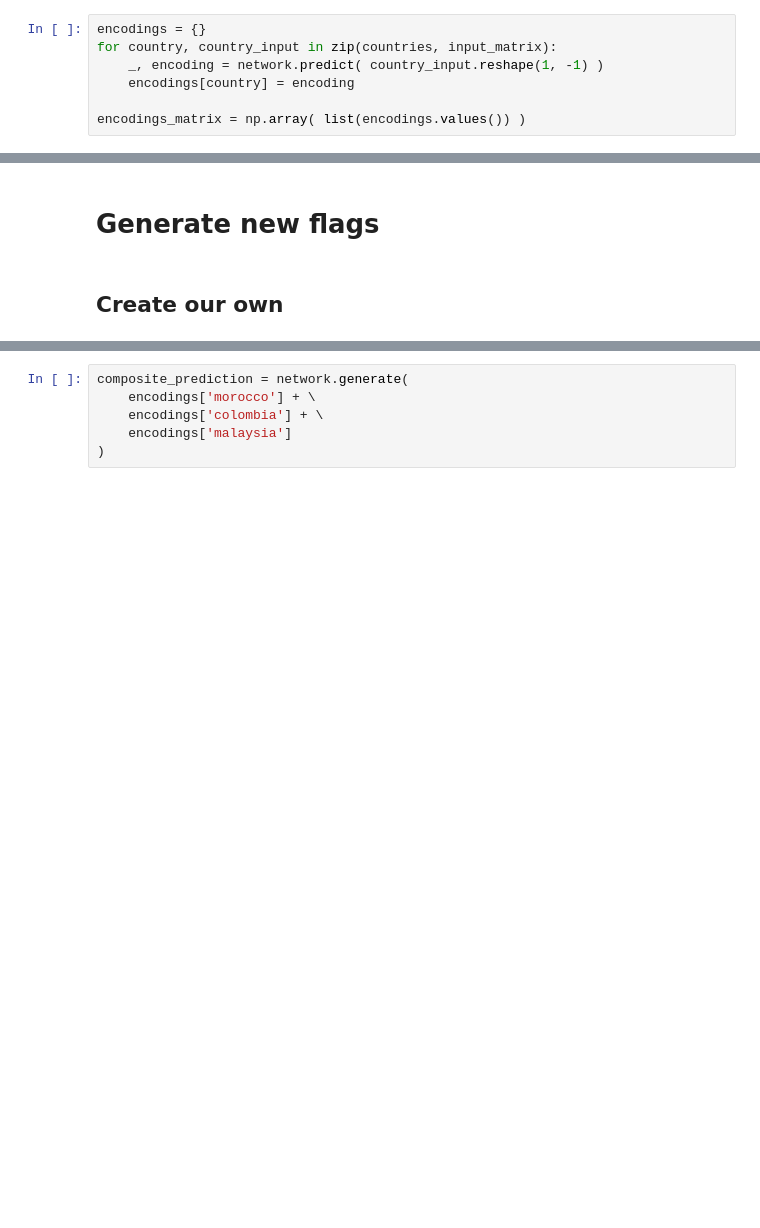
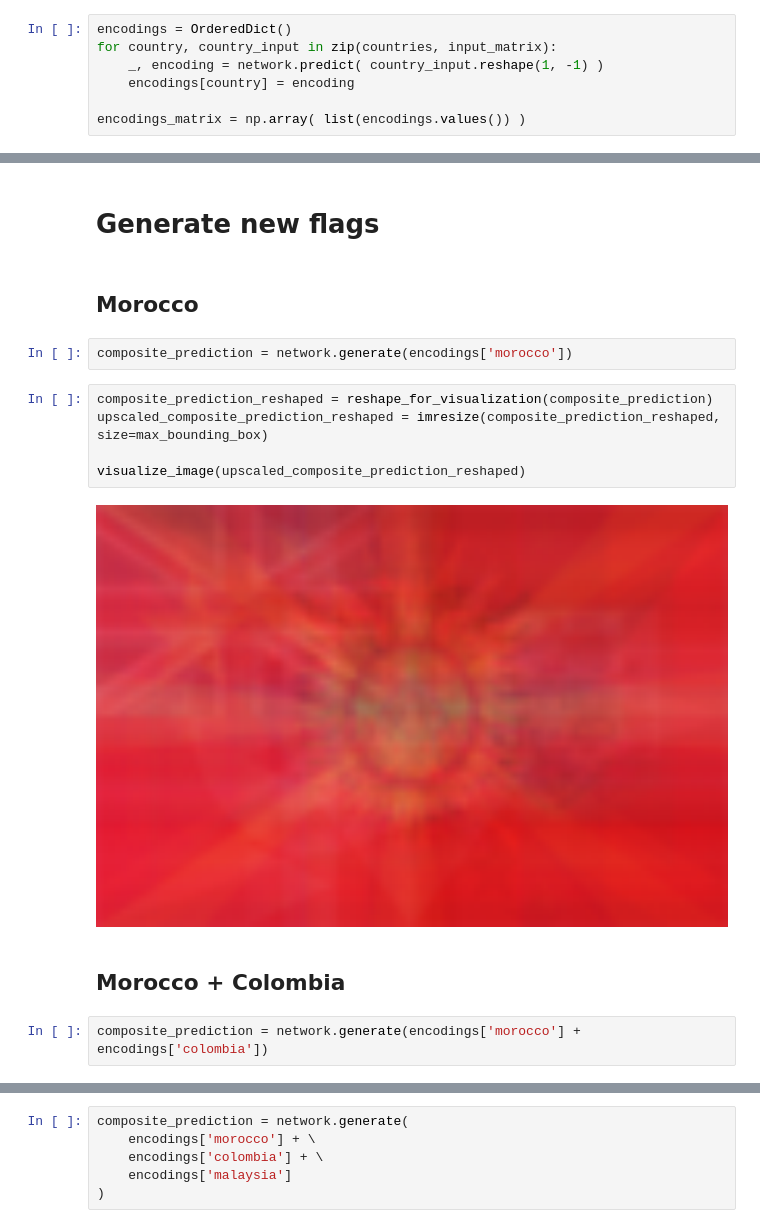
Before and after one commit to cavaunpeu/generate-world-flags, a Jupyter notebook: generate-world-flags.ipynb, the cells around one changed output, grey strips where cells are left out. Drawn from its saved outputs; the diff is of its cells as text; blank space fills up the shorter version.

```diff
--- a/generate-world-flags.ipynb
+++ b/generate-world-flags.ipynb
@@ -244,7 +229,7 @@ visualize_image(upscaled_reconstructed_afghanistan_reduced_bitmap)
 # %% [markdown]
 ## Retrieve encodings for each country
 # %%
-encodings = {}
+encodings = OrderedDict()
 for country, country_input in zip(countries, input_matrix):
     _, encoding = network.predict( country_input.reshape(1, -1) )
     encodings[country] = encoding
@@ -272,4 +257,17 @@ plot_two_dimensional_vectors(two_dimensional_tsne_encodings, countries)
 # %% [markdown]
 # Generate new flags
-# %% [markdown]
-## Create our own
+# %% [markdown]
+## Morocco
+# %%
+composite_prediction = network.generate(encodings['morocco'])
+# %%
+composite_prediction_reshaped = reshape_for_visualization(composite_prediction)
+upscaled_composite_prediction_reshaped = imresize(composite_prediction_reshaped, size=max_bounding_box)
+
+visualize_image(upscaled_composite_prediction_reshaped)
+# %% [output]
+[figure, added]
+# %% [markdown]
+## Morocco + Colombia
+# %%
+composite_prediction = network.generate(encodings['morocco'] + encodings['colombia'])
```
Also changed, not shown: parts of 18 cells of this notebook.
